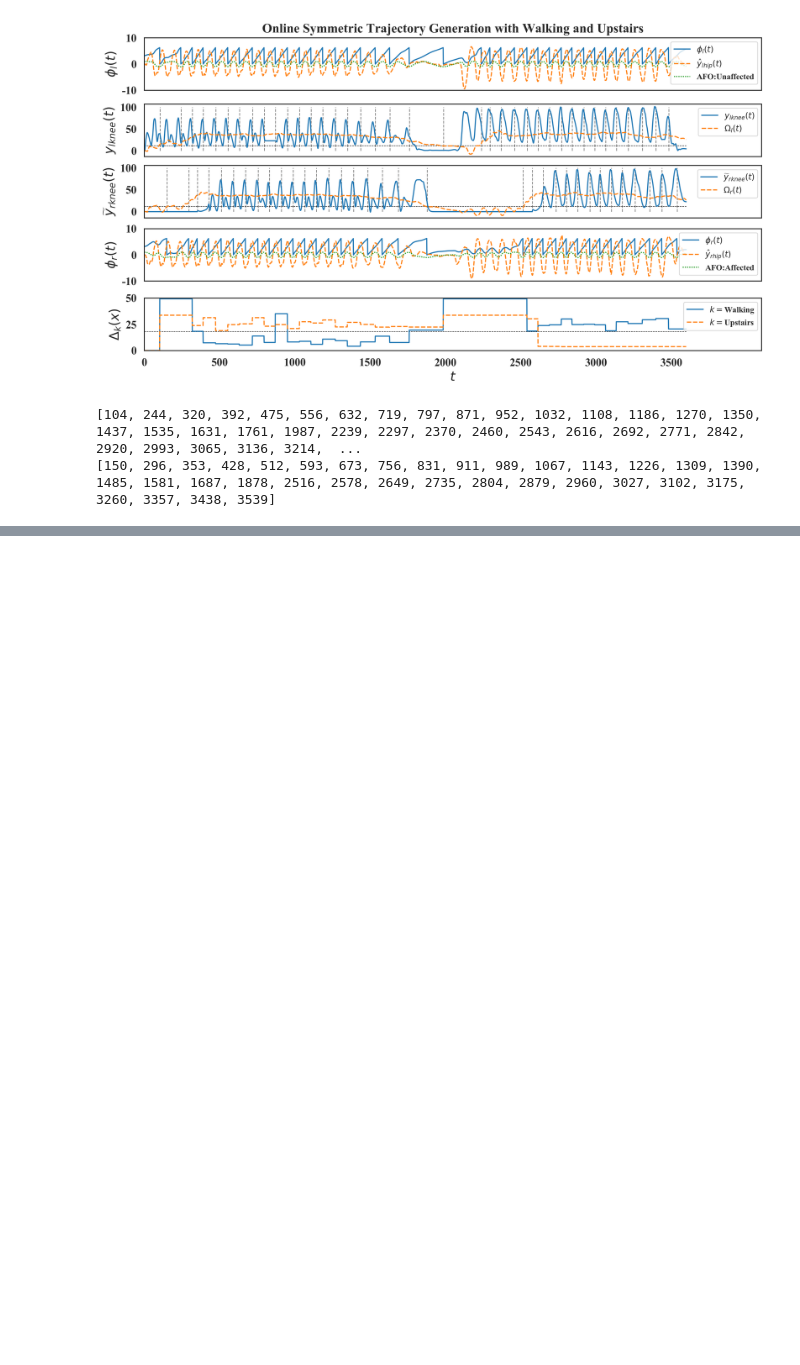
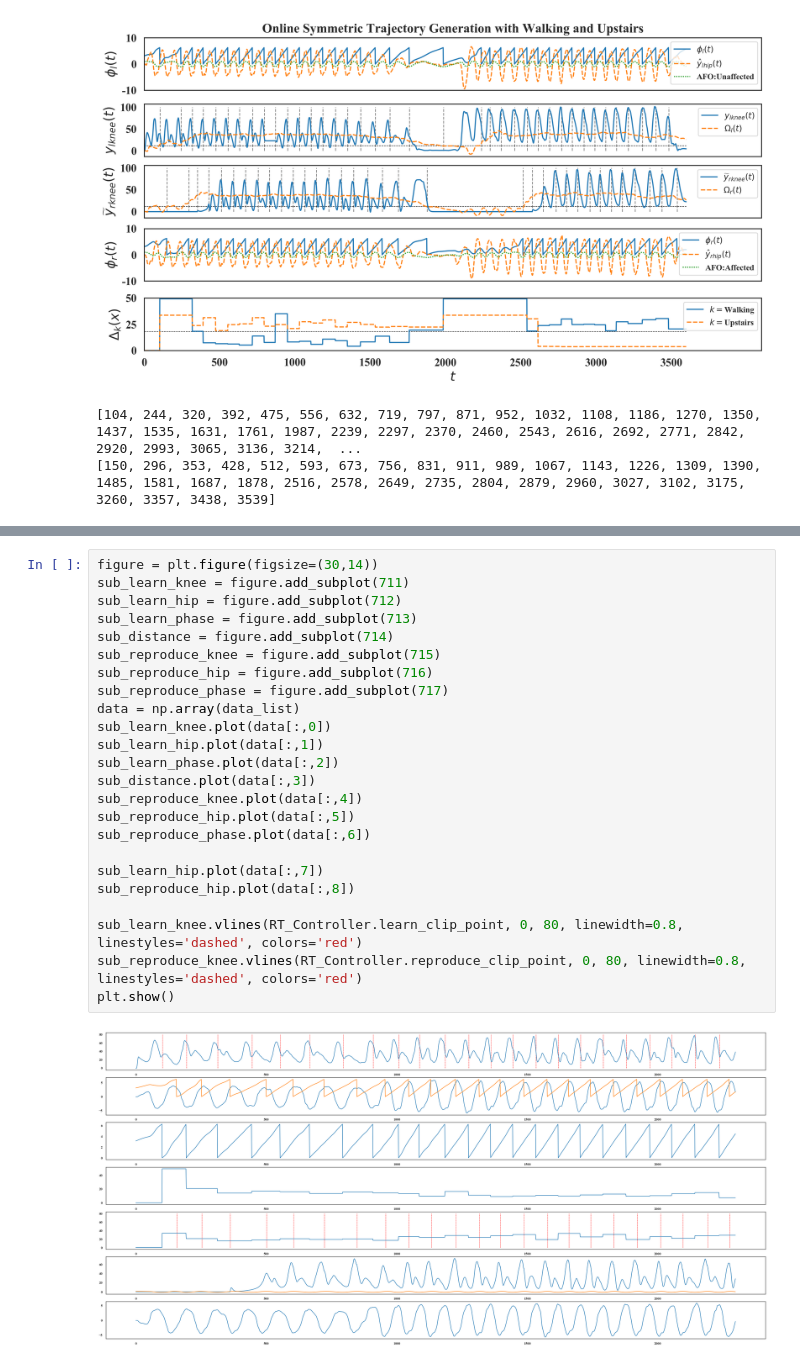
Before and after one commit to EricRongkai/ASRTG_SA, a Jupyter notebook: ASRTG_SA.ipynb, the cells around one changed output, grey strips where cells are left out. Cells and saved outputs as stored; diff of their text form; blank space fills up the shorter version.

```diff
--- a/ASRTG_SA.ipynb
+++ b/ASRTG_SA.ipynb
@@ -521,0 +563,26 @@ print(RT_Controller.reproduce_clip_point)
+# %%
+figure = plt.figure(figsize=(30,14))
+sub_learn_knee = figure.add_subplot(711)
+sub_learn_hip = figure.add_subplot(712)
+sub_learn_phase = figure.add_subplot(713)
+sub_distance = figure.add_subplot(714)
+sub_reproduce_knee = figure.add_subplot(715)
+sub_reproduce_hip = figure.add_subplot(716)
+sub_reproduce_phase = figure.add_subplot(717)
+data = np.array(data_list)
+sub_learn_knee.plot(data[:,0])
+sub_learn_hip.plot(data[:,1])
+sub_learn_phase.plot(data[:,2])
+sub_distance.plot(data[:,3])
+sub_reproduce_knee.plot(data[:,4])
+sub_reproduce_hip.plot(data[:,5])
+sub_reproduce_phase.plot(data[:,6])
+
+sub_learn_hip.plot(data[:,7])
+sub_reproduce_hip.plot(data[:,8])
+
+sub_learn_knee.vlines(RT_Controller.learn_clip_point, 0, 80, linewidth=0.8, linestyles='dashed', colors='red')
+sub_reproduce_knee.vlines(RT_Controller.reproduce_clip_point, 0, 80, linewidth=0.8, linestyles='dashed', colors='red')
+plt.show()
+# %% [output]
+[figure, added]
```
Also changed, not shown: parts of 1 cell of this notebook.
